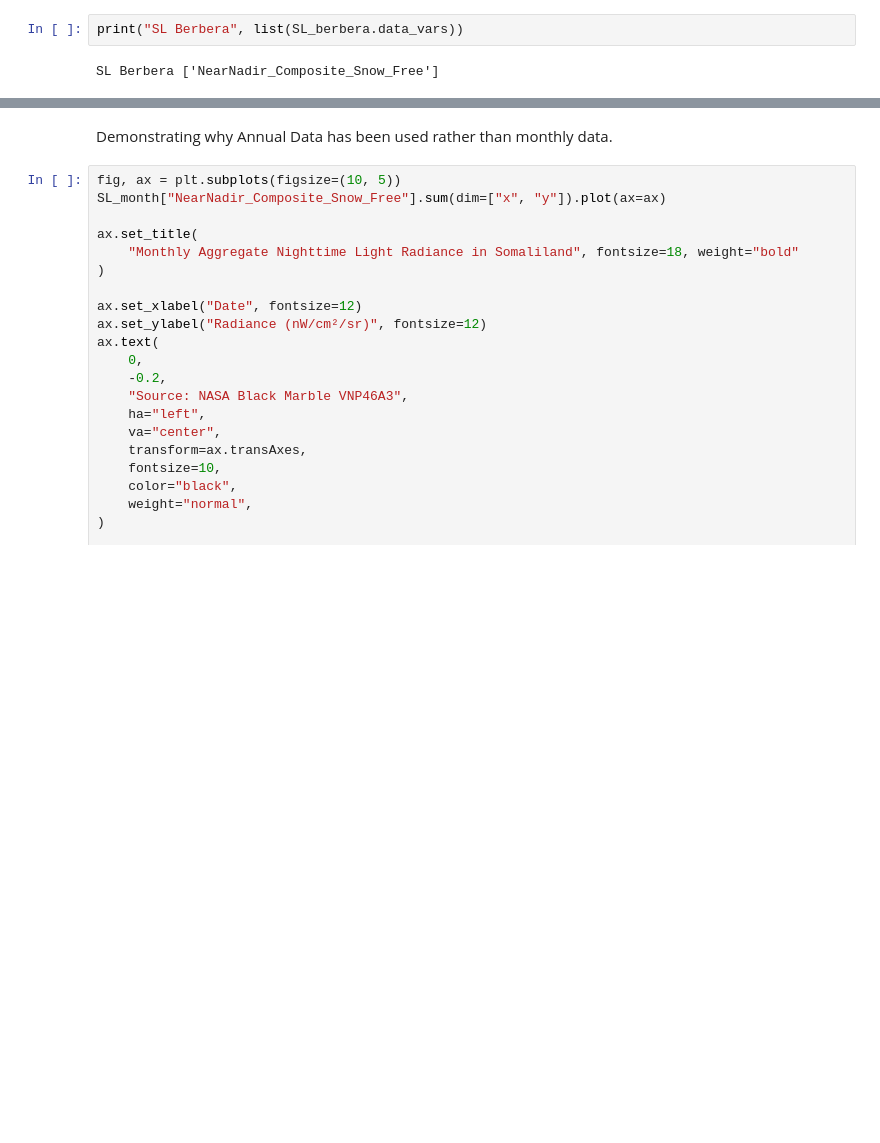
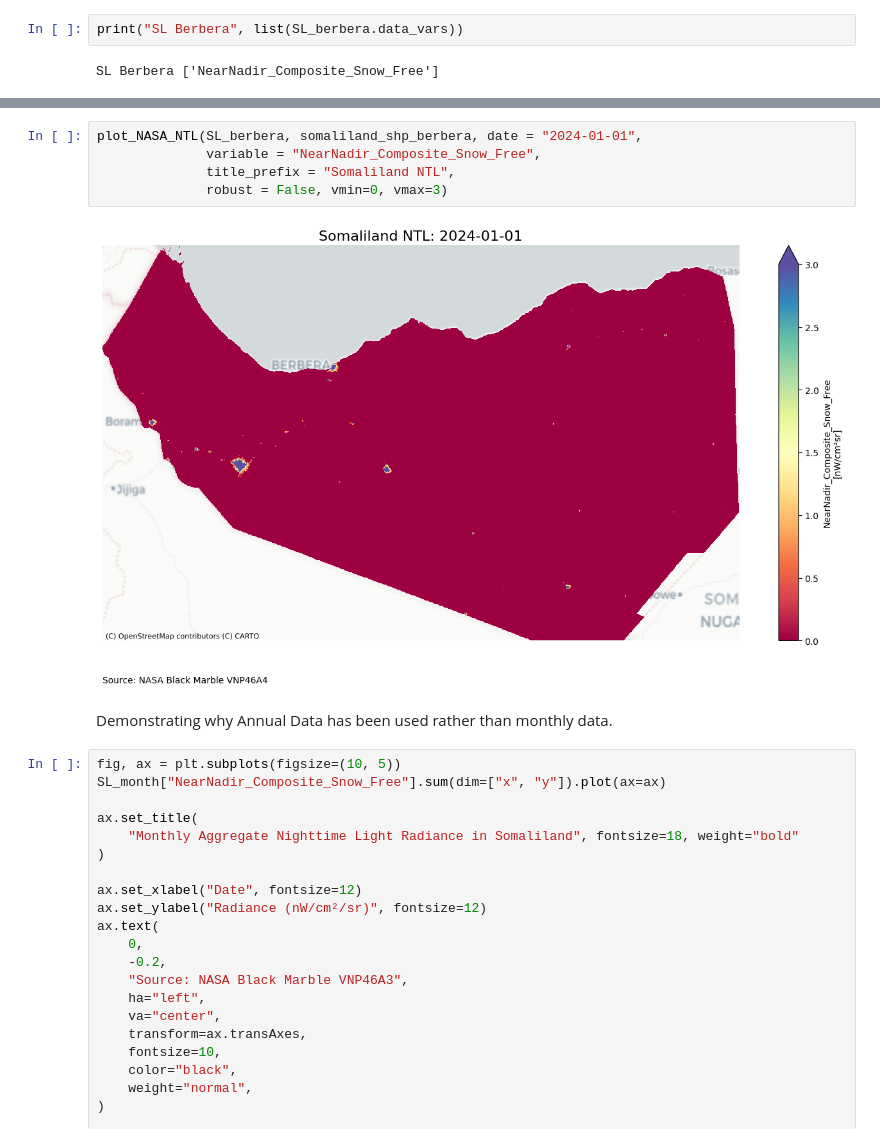
Before and after one commit to SamMcG1997/NTL_Somaliland, a Jupyter notebook: notebooks/2_Exploratory_Analysis.ipynb, the cells around one changed output, grey strips where cells are left out. Drawn from its saved outputs; the diff is of its cells as text; blank space fills up the shorter version.

```diff
--- a/notebooks/2_Exploratory_Analysis.ipynb
+++ b/notebooks/2_Exploratory_Analysis.ipynb
@@ -103,3 +105,10 @@ plot_NASA_NTL(SL_berbera, somaliland_shp_berbera, date = "2023-01-01",
+# %%
+plot_NASA_NTL(SL_berbera, somaliland_shp_berbera, date = "2024-01-01",
+              variable = "NearNadir_Composite_Snow_Free",
+              title_prefix = "Somaliland NTL",
+              robust = False, vmin=0, vmax=3)
+# %% [output]
+[figure, added]
 # %% [markdown]
 Demonstrating why Annual Data has been used rather than monthly data.
 # %%
```
Also changed, not shown: parts of 11 cells of this notebook, 19 other files.
